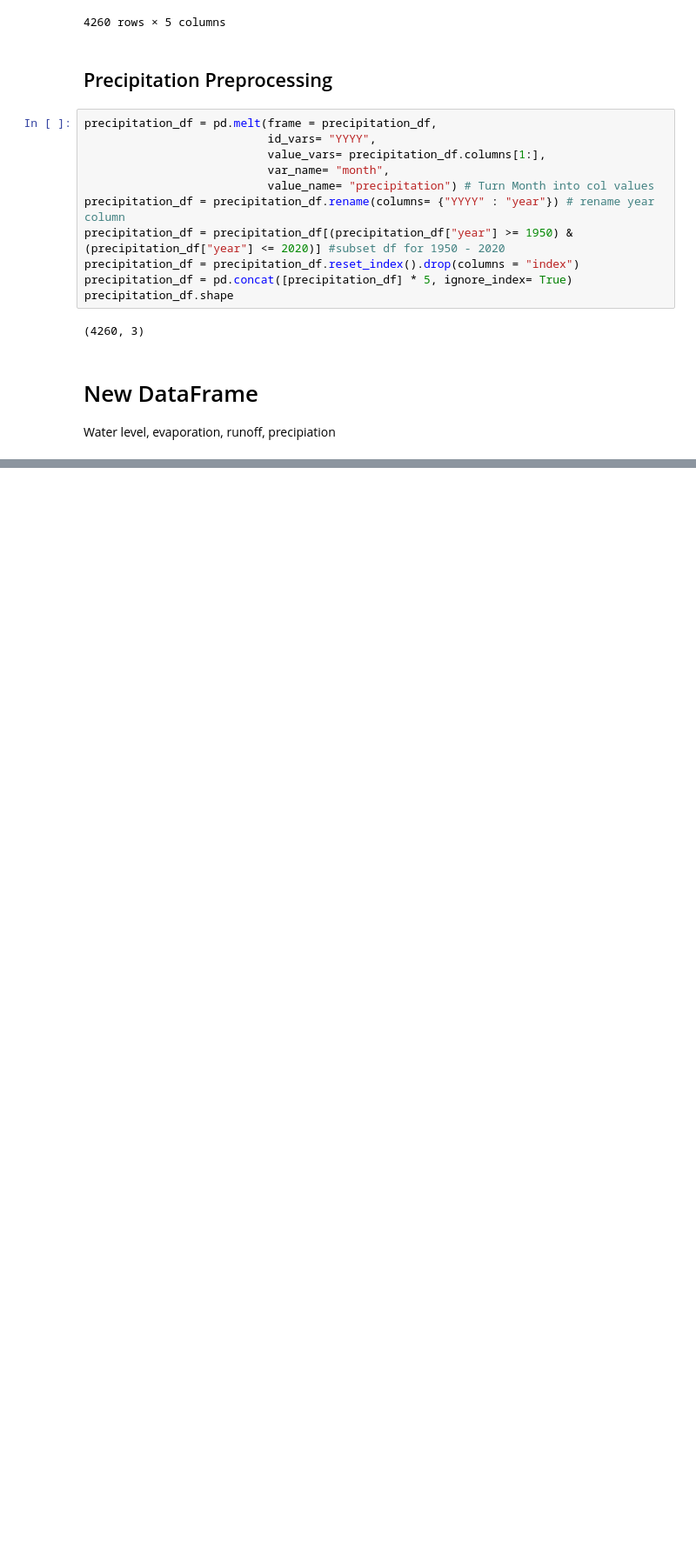
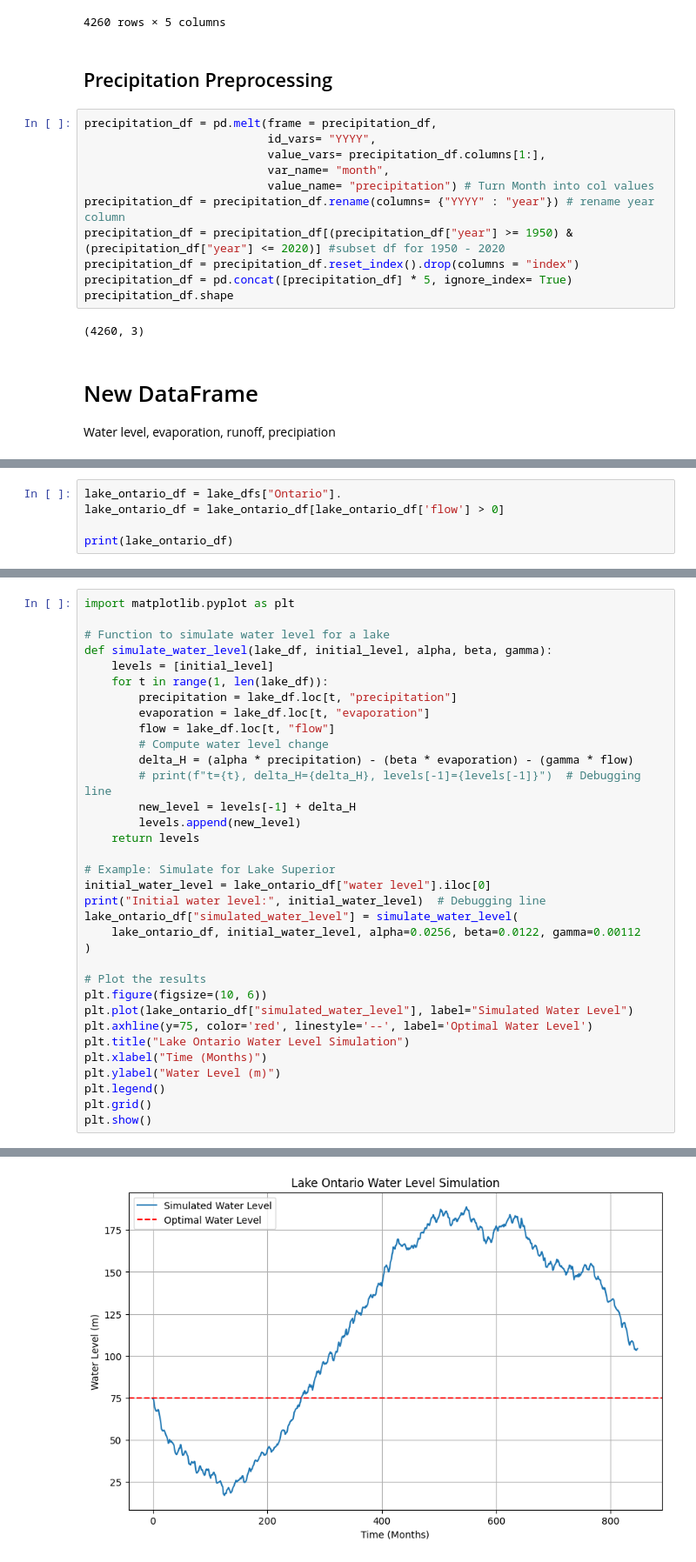
Before and after one commit to EmilioD19/Math-42-Final-Project, a Jupyter notebook: Final Project-Math42 (2).ipynb, the cells around one changed output, grey strips where cells are left out. Shown: that part at 87% size. Drawn from its saved outputs; the diff is of its cells as text; blank space fills up the shorter version.

```diff
--- a/Final Project-Math42 (2).ipynb
+++ b/Final Project-Math42 (2).ipynb
@@ -165,0 +302,5 @@ plt.show()
+# %%
+lake_ontario_df = lake_dfs["Ontario"].
+lake_ontario_df = lake_ontario_df[lake_ontario_df['flow'] > 0]
+
+print(lake_ontario_df)
@@ -165,0 +322,35 @@ plt.show()
+# %%
+import matplotlib.pyplot as plt
+
+# Function to simulate water level for a lake
+def simulate_water_level(lake_df, initial_level, alpha, beta, gamma):
+    levels = [initial_level]
+    for t in range(1, len(lake_df)):
+        precipitation = lake_df.loc[t, "precipitation"]
+        evaporation = lake_df.loc[t, "evaporation"]
+        flow = lake_df.loc[t, "flow"]
+        # Compute water level change
+        delta_H = (alpha * precipitation) - (beta * evaporation) - (gamma * flow)
+        # print(f"t={t}, delta_H={delta_H}, levels[-1]={levels[-1]}")  # Debugging line
+        new_level = levels[-1] + delta_H
+        levels.append(new_level)
+    return levels
+
+# Example: Simulate for Lake Superior
+initial_water_level = lake_ontario_df["water level"].iloc[0]
+print("Initial water level:", initial_water_level)  # Debugging line
+lake_ontario_df["simulated_water_level"] = simulate_water_level(
+    lake_ontario_df, initial_water_level, alpha=0.0256, beta=0.0122, gamma=0.00112
+)
+
+# Plot the results
+plt.figure(figsize=(10, 6))
+plt.plot(lake_ontario_df["simulated_water_level"], label="Simulated Water Level")
+plt.axhline(y=75, color='red', linestyle='--', label='Optimal Water Level')
+plt.title("Lake Ontario Water Level Simulation")
+plt.xlabel("Time (Months)")
+plt.ylabel("Water Level (m)")
+plt.legend()
+plt.grid()
+plt.show()
+# %% [output]
@@ -165,0 +363 @@ plt.show()
+[figure, added]
```
Also changed, not shown: parts of 15 cells of this notebook.
